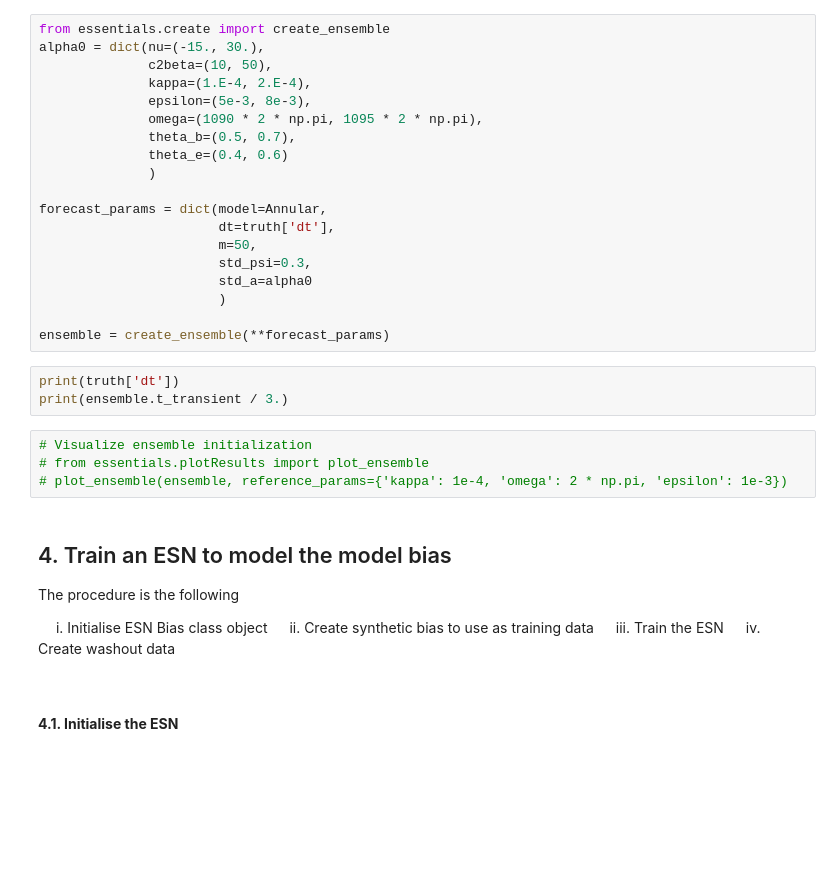
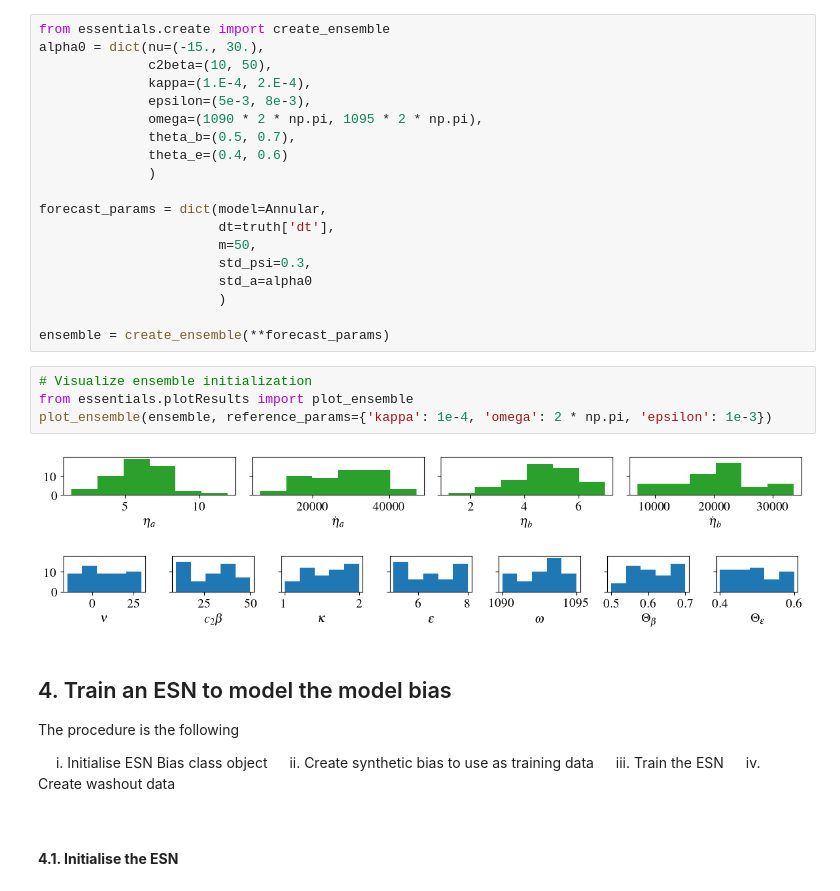
Before and after one commit to andreanovoa/real-time-bias-aware-DA, a Jupyter notebook: tutorials/34_DA_annular_raw.ipynb, the cells around one changed output. Drawn from its saved outputs; the diff is of its cells as text; blank space fills up the shorter version.

```diff
--- a/tutorials/34_DA_annular_raw.ipynb
+++ b/tutorials/34_DA_annular_raw.ipynb
@@ -121,13 +126,13 @@ forecast_params = dict(model=Annular,
                        )
 
 ensemble = create_ensemble(**forecast_params)
-# %%
-print(truth['dt'])
-print(ensemble.t_transient / 3.)
 # %%
 # Visualize ensemble initialization
-# from essentials.plotResults import plot_ensemble
-# plot_ensemble(ensemble, reference_params={'kappa': 1e-4, 'omega': 2 * np.pi, 'epsilon': 1e-3})
+from essentials.plotResults import plot_ensemble
+plot_ensemble(ensemble, reference_params={'kappa': 1e-4, 'omega': 2 * np.pi, 'epsilon': 1e-3})
+# %% [output]
+[figure, added]
+[figure, added]
 # %% [markdown]
 ## 4. Train an ESN to model the model bias
 The procedure is the following
```
Also changed, not shown: parts of 16 cells of this notebook, 24 other files.
